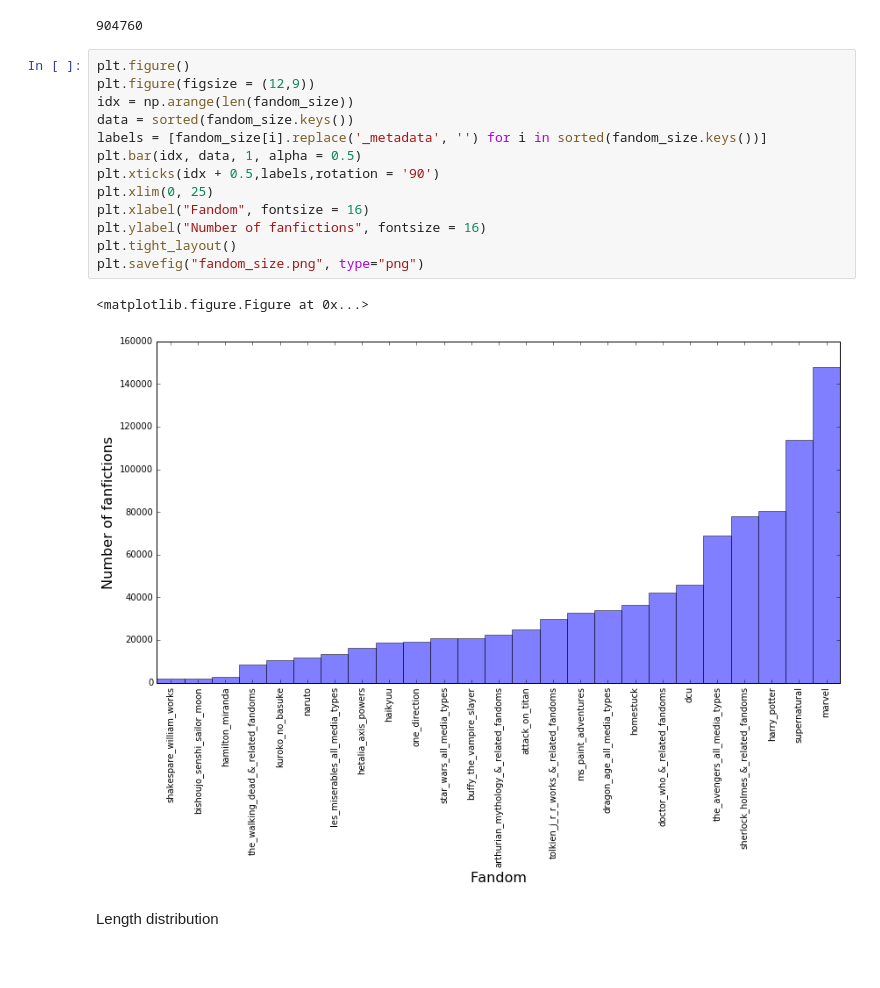
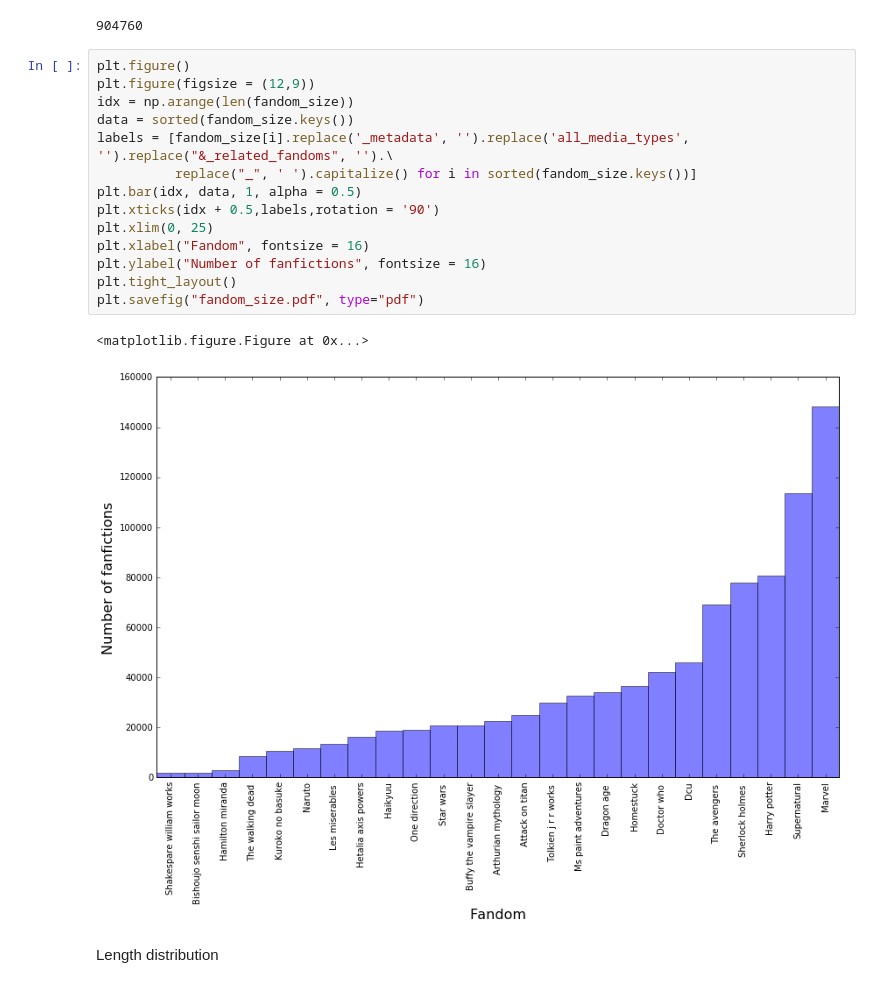
Before and after one commit to yzjing/ao3_old, a Jupyter notebook: exps/20170216_author_kudos/descriptive.ipynb, the cells around one changed output. Saved outputs shown, nothing was run; the diff lists cells and outputs as text.

```diff
--- a/exps/20170216_author_kudos/descriptive.ipynb
+++ b/exps/20170216_author_kudos/descriptive.ipynb
@@ -49,19 +49,20 @@ sum(fandom_size.keys())
 # %%
 plt.figure()
 plt.figure(figsize = (12,9))
 idx = np.arange(len(fandom_size))
 data = sorted(fandom_size.keys())
-labels = [fandom_size[i].replace('_metadata', '') for i in sorted(fandom_size.keys())]
+labels = [fandom_size[i].replace('_metadata', '').replace('all_media_types', '').replace("&_related_fandoms", '').\
+          replace("_", ' ').capitalize() for i in sorted(fandom_size.keys())]
 plt.bar(idx, data, 1, alpha = 0.5)
 plt.xticks(idx + 0.5,labels,rotation = '90')
 plt.xlim(0, 25)
 plt.xlabel("Fandom", fontsize = 16)
 plt.ylabel("Number of fanfictions", fontsize = 16)
 plt.tight_layout()
-plt.savefig("fandom_size.png", type="png")
+plt.savefig("fandom_size.pdf", type="pdf")
 # %% [output]
 <matplotlib.figure.Figure at 0x...>
-[figure, old version]
+[figure, new version]
 # %% [markdown]
 Length distribution
 # %%
```
Also changed, not shown: parts of 6 cells of this notebook, 19 other files.
